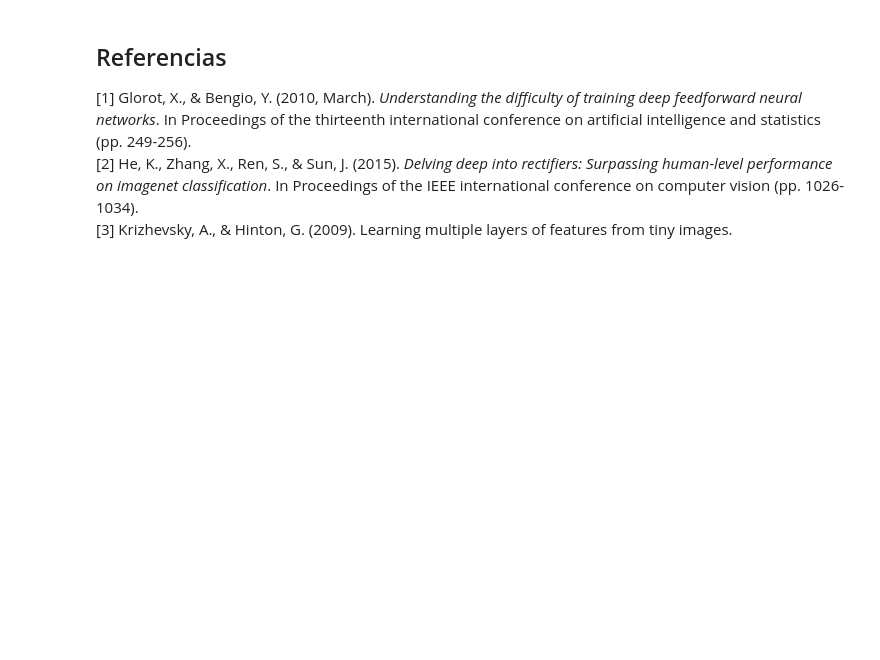
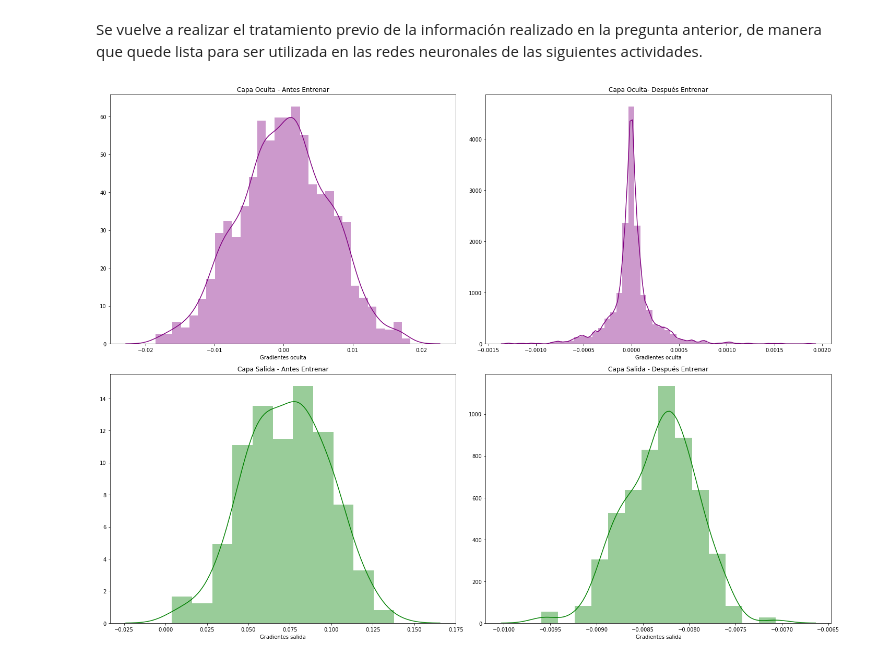
Before and after one commit to AlfredoAlfi/NNTarea1, a Jupyter notebook: Pregunta2.ipynb, the cells around one changed output. Saved outputs shown, nothing was run; the diff lists cells and outputs as text; code cells hidden in the pictures; blank space fills up the shorter version.

```diff
--- a/Pregunta2.ipynb
+++ b/Pregunta2.ipynb
@@ -2377,6 +144,74 @@ X_train = np.delete(X,mask_test,axis=0)
-# %% [markdown]
-<a id="refs"></a>
-## Referencias
-[1] Glorot, X., & Bengio, Y. (2010, March). *Understanding the difficulty of training deep feedforward neural networks*. In Proceedings of the thirteenth international conference on artificial intelligence and statistics (pp. 249-256).
-[2]  He, K., Zhang, X., Ren, S., & Sun, J. (2015). *Delving deep into rectifiers: Surpassing human-level performance on imagenet classification*. In Proceedings of the IEEE international conference on computer vision (pp. 1026-1034).
-[3] Krizhevsky, A., & Hinton, G. (2009). Learning multiple layers of features from tiny images.
+# %% [markdown]
+Se vuelve a realizar el tratamiento previo de la información realizado en la pregunta anterior, de manera que quede lista para ser utilizada en las redes neuronales de las siguientes actividades.
+# %%
+#b
+import keras
+from keras.models import Sequential
+from keras.layers.core import Dense, Activation
+from keras.optimizers import SGD
+import seaborn as sns
+%matplotlib inline
+
+model = Sequential()
+model.add(Dense(200, input_dim=X_train_scaled.shape[1], kernel_initializer='uniform',activation='sigmoid'))
+model.add(Dense(1, kernel_initializer='uniform',activation='linear'))
+sgd = SGD(lr=0.01)
+model.compile(optimizer=sgd,loss='mean_squared_error')
+
+###calculate gradients
+from keras import backend as K
+import tensorflow as tf
+loss = keras.losses.mean_squared_error(model.output,y_train)
+listOfVariableTensors = model.trainable_weights
+#We can now calculate the gradients.
+gradients = K.gradients(loss, listOfVariableTensors)
+#print(gradients)
+sess = K.get_session()
+evaluated_gradients = sess.run(gradients,feed_dict={model.input:X_train_scaled.as_matrix()})
+evaluated_gradients = [gradient/len(y_train) for gradient in evaluated_gradients]
+
+pesos_oculta_i = evaluated_gradients[0].flatten()
+pesos_salida_i = evaluated_gradients[2].flatten()
+
+history1 = model.fit(X_train_scaled, y_train, epochs=300, verbose=False)
+
+
+###calculate gradients
+from keras import backend as K
+import tensorflow as tf
+loss = keras.losses.mean_squared_error(model.output,y_train)
+listOfVariableTensors = model.trainable_weights
+#We can now calculate the gradients.
+gradients = K.gradients(loss, listOfVariableTensors)
+#print(gradients)
+sess = K.get_session()
+evaluated_gradients = sess.run(gradients,feed_dict={model.input:X_train_scaled.as_matrix()})
+evaluated_gradients = [gradient/len(y_train) for gradient in evaluated_gradients]
+
+pesos_oculta_f = evaluated_gradients[0].flatten()
+pesos_salida_f = evaluated_gradients[2].flatten()
+
+#estos histogramas aun son place-holder
+import matplotlib.pyplot as plt
+A,B = plt.subplots(2,2,figsize=(20,15))
+
+sns.distplot(pesos_oculta_i, axlabel="Gradientes oculta",
+             label='Gradientes oculta', color='purple', ax=B[0,0]);
+B[0,0].set_title("Capa Oculta - Antes Entrenar")
+
+sns.distplot(pesos_oculta_f, axlabel="Gradientes oculta",
+             label='Gradientes oculta', color='purple', ax=B[0,1]);
+B[0,1].set_title("Capa Oculta- Después Entrenar")
+
+sns.distplot(pesos_salida_i, axlabel="Gradientes salida",
+             label='Gradientes salida', color='green', ax=B[1,0]);
+B[1,0].set_title("Capa Salida - Antes Entrenar")
+
+sns.distplot(pesos_salida_f, axlabel="Gradientes salida",
+             label='Gradientes salida', color='green', ax=B[1,1]);
+B[1,1].set_title("Capa Salida - Después Entrenar")
+
+plt.tight_layout()
+A.show();
+# %% [output]
+[figure, added]
```
Also changed, not shown: parts of 96 cells of this notebook.
